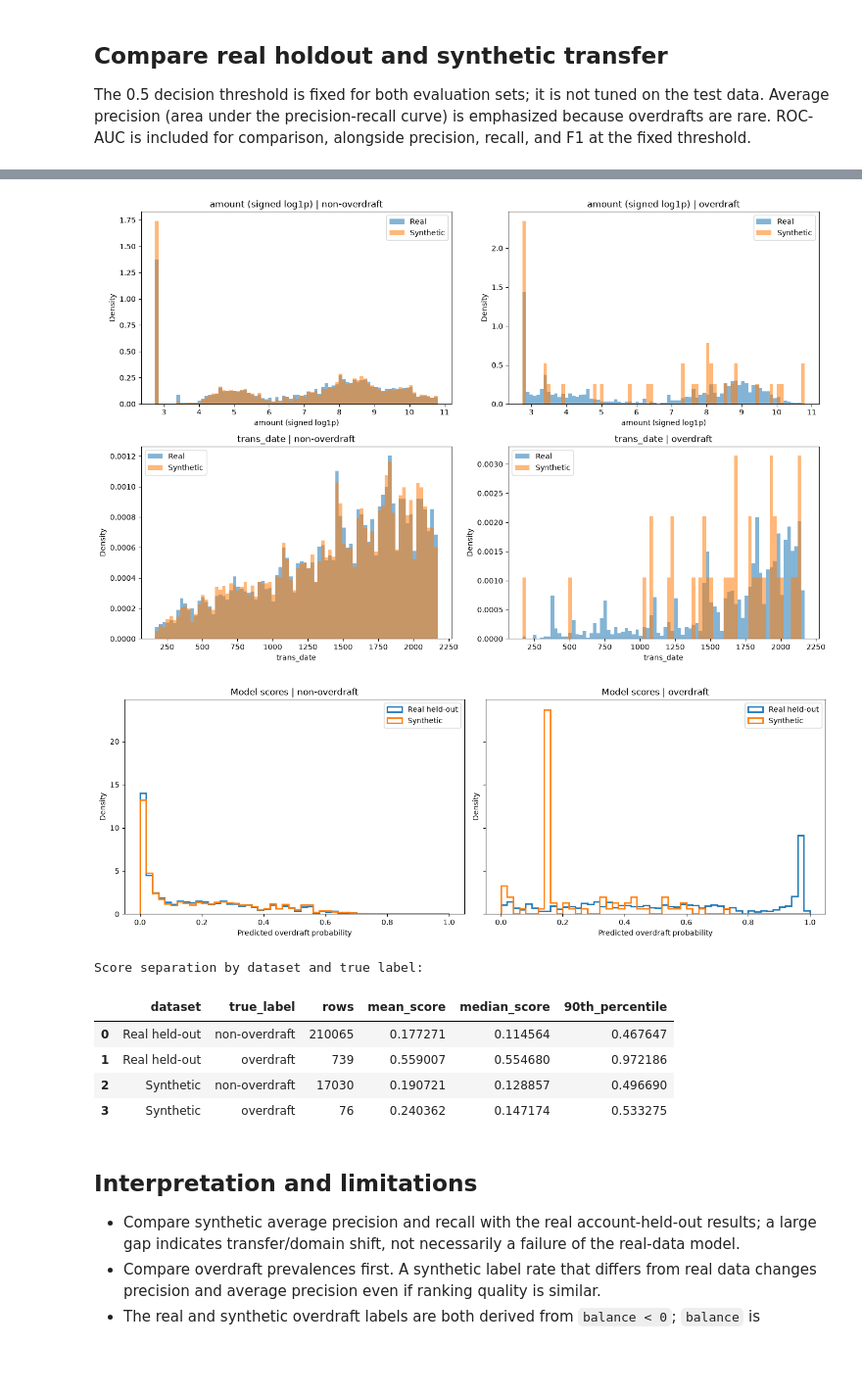
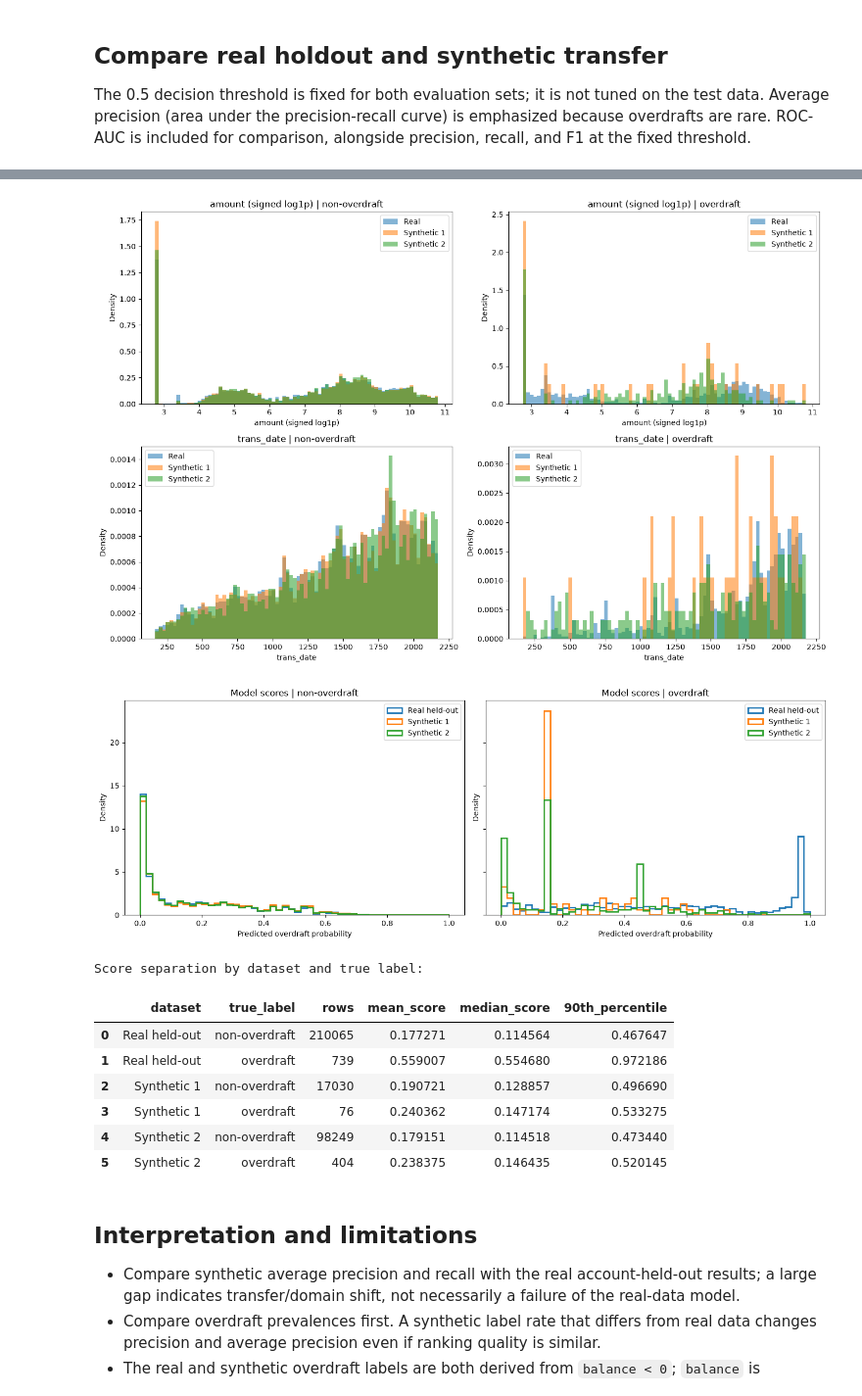
Before and after one commit to arashms/vector-bootcamp-synthetic-data, a Jupyter notebook: implementations/tabular_data/multi_table/anomaly_detection/overdraft_detection.ipynb, the cells around one changed output, grey strips where cells are left out. Shown at 98% size. Cells and saved outputs as stored; diff of their text form; code cells hidden in the pictures; blank space fills up the shorter version.

```diff
--- a/implementations/tabular_data/multi_table/anomaly_detection/overdraft_detection.ipynb
+++ b/implementations/tabular_data/multi_table/anomaly_detection/overdraft_detection.ipynb
@@ -262,12 +284,14 @@ def evaluate_dataset(name: str, data: pd.DataFrame) -> tuple[dict[str, float], n
     print(confusion_matrix(y_true, predictions, labels=[0, 1]))
     return scores, y_true, probabilities
 
-real_test_scores, y_real_test, p_real_test = evaluate_dataset("Real held-out accounts", real_test)
-synthetic_scores, y_synthetic, p_synthetic = evaluate_dataset("Synthetic transactions", synthetic)
+evaluation_datasets = {"Real held-out": real_test, **synthetic_datasets}
+evaluation_results = {}
+evaluation_scores = {}
+for dataset_name, data in evaluation_datasets.items():
+    scores, y_true, probabilities = evaluate_dataset(dataset_name, data)
+    evaluation_results[dataset_name] = (y_true, probabilities)
+    evaluation_scores[dataset_name] = scores
 
-results = pd.DataFrame(
-    [real_test_scores, synthetic_scores],
-    index=["Real held-out", "Synthetic"],
-).astype({"rows": "int64"})
+results = pd.DataFrame.from_dict(evaluation_scores, orient="index").astype({"rows": "int64"})
 display(results)
 # %% [output]
@@ -294,9 +319,6 @@ Confusion matrix [ [TN, FP], [FN, TP] ]:
 # %%
 fig, ax = plt.subplots(figsize=(7, 5))
-for name, y_true, probabilities in [
-    ("Real held-out", y_real_test, p_real_test),
-    ("Synthetic", y_synthetic, p_synthetic),
-]:
+for name, (y_true, probabilities) in evaluation_results.items():
     precision, recall, _ = precision_recall_curve(y_true, probabilities)
     ax.plot(recall, precision, label=name)
 ax.set(title="Overdraft precision-recall curves", xlabel="Recall", ylabel="Precision")
@@ -369,7 +405,8 @@ categorical_rate_tables = {}
 fig, axes = plt.subplots(1, len(CATEGORICAL_FEATURES), figsize=(18, 5))
 for ax, column in zip(axes, CATEGORICAL_FEATURES, strict=False):
     records = []
-    for dataset_name, data in [("Real", real), ("Synthetic", synthetic)]:
+    datasets_for_rates = {"Real": real, **synthetic_datasets}
+    for dataset_name, data in datasets_for_rates.items():
         group_data = pd.DataFrame(
             {"category": category_labels_for_plot(data, column), TARGET: data[TARGET]},
         )
@@ -388,8 +425,9 @@ for ax, column in zip(axes, CATEGORICAL_FEATURES, strict=False):
     categorical_rate_tables[column] = rates
     categories = sorted(rates["category"].unique())
     x = np.arange(len(categories))
-    width = 0.4
-    for offset, dataset_name in [(-width / 2, "Real"), (width / 2, "Synthetic")]:
+    width = 0.8 / len(datasets_for_rates)
+    for dataset_index, dataset_name in enumerate(datasets_for_rates):
+        offset = (dataset_index - (len(datasets_for_rates) - 1) / 2) * width
         subset = rates[rates["dataset"] == dataset_name].set_index("category")
         ax.bar(
             x + offset,
@@ -469,42 +514,40 @@ Overdraft rates and support by bank:
 # %%
 fig, axes = plt.subplots(2, 2, figsize=(14, 9))
 for row, (feature, transform, label) in enumerate(
     [
         ("amount", signed_log1p, "amount (signed log1p)"),
         ("trans_date", lambda values: pd.to_numeric(values, errors="coerce").to_numpy(dtype=float), "trans_date"),
     ],
 ):
+    datasets_for_comparison = {"Real": real, **synthetic_datasets}
     class_frames = [
-        real.loc[real[TARGET] == 0, feature],
-        synthetic.loc[synthetic[TARGET] == 0, feature],
-        real.loc[real[TARGET] == 1, feature],
-        synthetic.loc[synthetic[TARGET] == 1, feature],
+        data.loc[data[TARGET] == target_value, feature]
+        for target_value in [0, 1]
+        for data in datasets_for_comparison.values()
     ]
     transformed = [transform(values) for values in class_frames]
     finite_values = np.concatenate([values[np.isfinite(values)] for values in transformed])
     low, high = np.quantile(finite_values, [0.005, 0.995])
     bins = np.linspace(low, high, 81)
     for col, target_value in enumerate([0, 1]):
         ax = axes[row, col]
-        for dataset_name, data in [("Real", real), ("Synthetic", synthetic)]:
+        for dataset_name, data in datasets_for_comparison.items():
             values = transform(data.loc[data[TARGET] == target_value, feature])
             ax.hist(values, bins=bins, density=True, alpha=0.55, label=dataset_name)
         ax.set(
             title=f"{label} | {'overdraft' if target_value else 'non-overdraft'}",
             xlabel=label,
             ylabel="Density",
         )
         ax.legend()
 fig.tight_layout()
 plt.show()
 # %% [output]
-[figure, old version]
+[figure, new version]
 # %%
-real_test_probability = model.predict_proba(real_test[FEATURES])[:, 1]
-synthetic_probability = model.predict_proba(synthetic[FEATURES])[:, 1]
 score_frames = {
-    "Real held-out": (real_test[TARGET].to_numpy(), real_test_probability),
-    "Synthetic": (synthetic[TARGET].to_numpy(), synthetic_probability),
+    dataset_name: (data[TARGET].to_numpy(), model.predict_proba(data[FEATURES])[:, 1])
+    for dataset_name, data in {"Real held-out": real_test, **synthetic_datasets}.items()
 }
 
 fig, axes = plt.subplots(1, 2, figsize=(14, 5), sharey=True)
@@ -539,13 +582,15 @@ for dataset_name, (labels, probabilities) in score_frames.items():
         )
 display(pd.DataFrame(score_summary))
 # %% [output]
-[figure, old version]
+[figure, new version]
 Score separation by dataset and true label:
 |  | dataset | true_label | rows | mean_score | median_score | 90th_percentile |
 | 0 | Real held-out | non-overdraft | 210065 | 0.177271 | 0.114564 | 0.467647 |
 | 1 | Real held-out | overdraft | 739 | 0.559007 | 0.554680 | 0.972186 |
-| 2 | Synthetic | non-overdraft | 17030 | 0.190721 | 0.128857 | 0.496690 |
-| 3 | Synthetic | overdraft | 76 | 0.240362 | 0.147174 | 0.533275 |
+| 2 | Synthetic 1 | non-overdraft | 17030 | 0.190721 | 0.128857 | 0.496690 |
+| 3 | Synthetic 1 | overdraft | 76 | 0.240362 | 0.147174 | 0.533275 |
+| 4 | Synthetic 2 | non-overdraft | 98249 | 0.179151 | 0.114518 | 0.473440 |
+| 5 | Synthetic 2 | overdraft | 404 | 0.238375 | 0.146435 | 0.520145 |
 # %% [markdown]
 ## Interpretation and limitations
 
```
Also changed, not shown: parts of 9 cells of this notebook, 16 other files.
